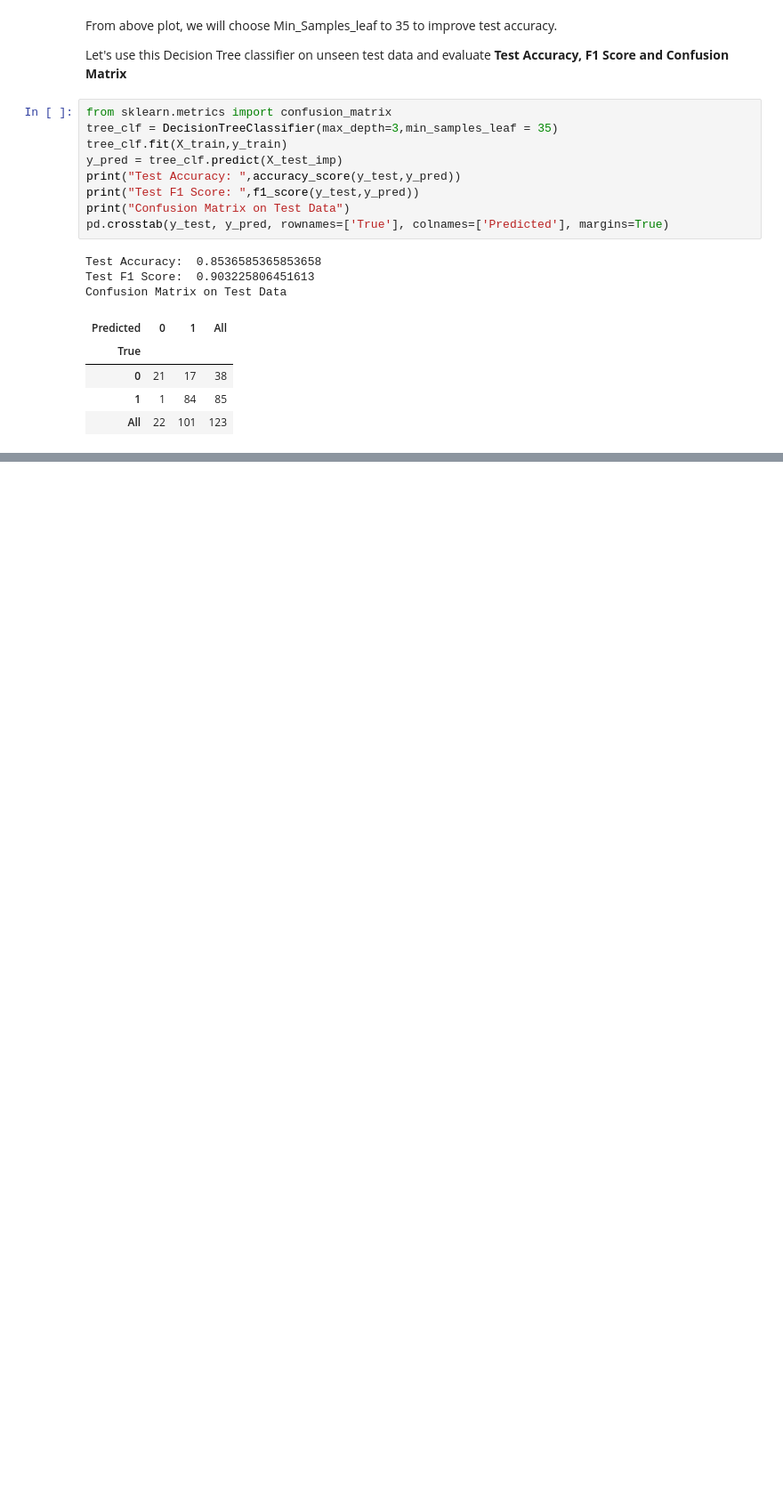
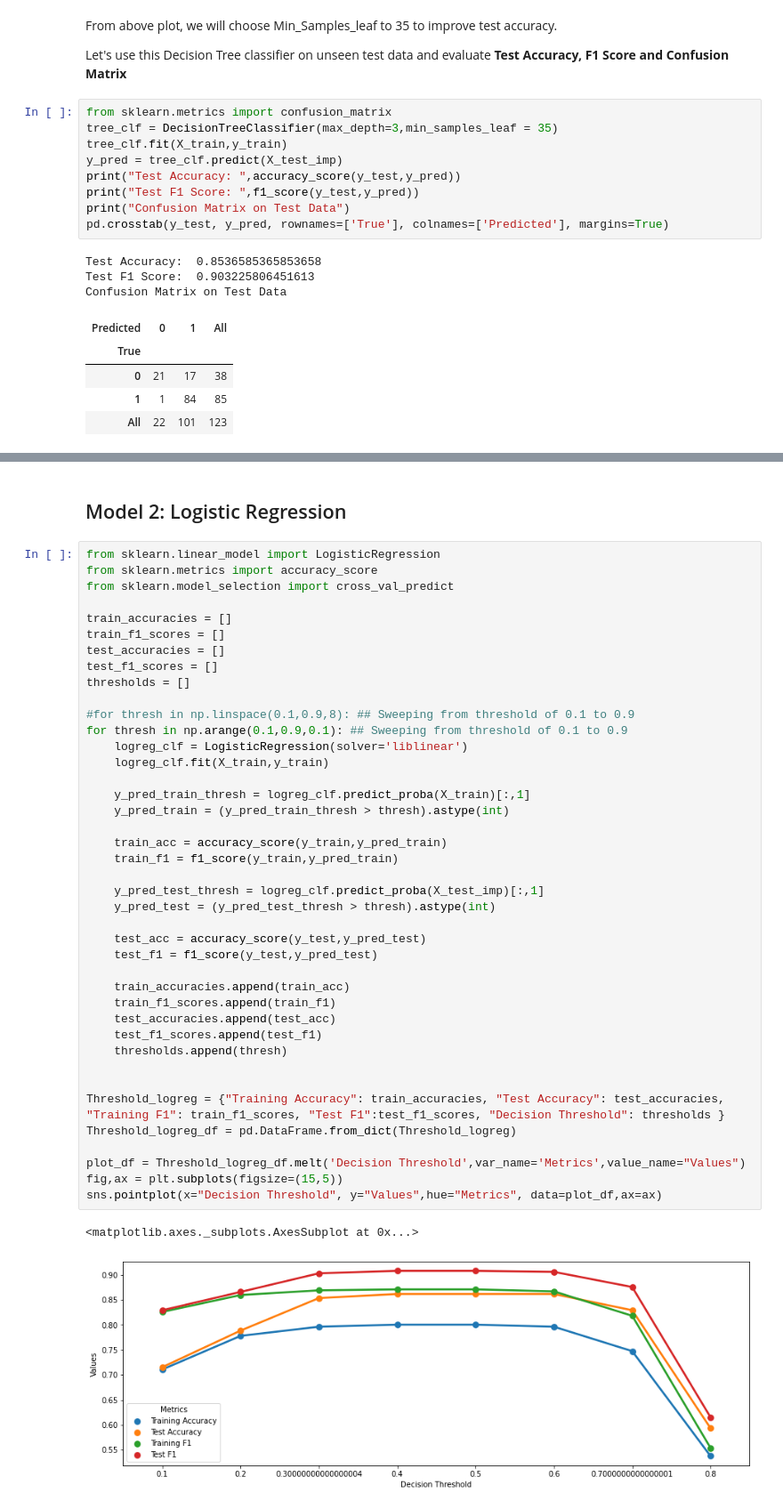
Before and after one commit to vklohiya/random-notebooks, a Jupyter notebook: loan_approval.ipynb, the cells around one changed output, grey strips where cells are left out. Shown at 89% size. Drawn from its saved outputs; the diff is of its cells as text; blank space fills up the shorter version.

Commit message:
Added the linear regression model

```diff
--- a/loan_approval.ipynb
+++ b/loan_approval.ipynb
@@ -313,0 +314,46 @@ It can be seen that majority of the misclassifications are happening because of
+# %% [markdown]
+## Model 2: Logistic Regression
+# %%
+from sklearn.linear_model import LogisticRegression
+from sklearn.metrics import accuracy_score
+from sklearn.model_selection import cross_val_predict
+
+train_accuracies = []
+train_f1_scores = []
+test_accuracies = []
+test_f1_scores = []
+thresholds = []
+
+#for thresh in np.linspace(0.1,0.9,8): ## Sweeping from threshold of 0.1 to 0.9
+for thresh in np.arange(0.1,0.9,0.1): ## Sweeping from threshold of 0.1 to 0.9
+    logreg_clf = LogisticRegression(solver='liblinear')
+    logreg_clf.fit(X_train,y_train)
+
+    y_pred_train_thresh = logreg_clf.predict_proba(X_train)[:,1]
+    y_pred_train = (y_pred_train_thresh > thresh).astype(int)
+
+    train_acc = accuracy_score(y_train,y_pred_train)
+    train_f1 = f1_score(y_train,y_pred_train)
+
+    y_pred_test_thresh = logreg_clf.predict_proba(X_test_imp)[:,1]
+    y_pred_test = (y_pred_test_thresh > thresh).astype(int)
+
+    test_acc = accuracy_score(y_test,y_pred_test)
+    test_f1 = f1_score(y_test,y_pred_test)
+
+    train_accuracies.append(train_acc)
+    train_f1_scores.append(train_f1)
+    test_accuracies.append(test_acc)
+    test_f1_scores.append(test_f1)
+    thresholds.append(thresh)
+
+
+Threshold_logreg = {"Training Accuracy": train_accuracies, "Test Accuracy": test_accuracies, "Training F1": train_f1_scores, "Test F1":test_f1_scores, "Decision Threshold": thresholds }
+Threshold_logreg_df = pd.DataFrame.from_dict(Threshold_logreg)
+
+plot_df = Threshold_logreg_df.melt('Decision Threshold',var_name='Metrics',value_name="Values")
+fig,ax = plt.subplots(figsize=(15,5))
+sns.pointplot(x="Decision Threshold", y="Values",hue="Metrics", data=plot_df,ax=ax)
+# %% [output]
+<matplotlib.axes._subplots.AxesSubplot at 0x...>
+[figure, added]
```
Also changed, not shown: parts of 9 cells of this notebook.
